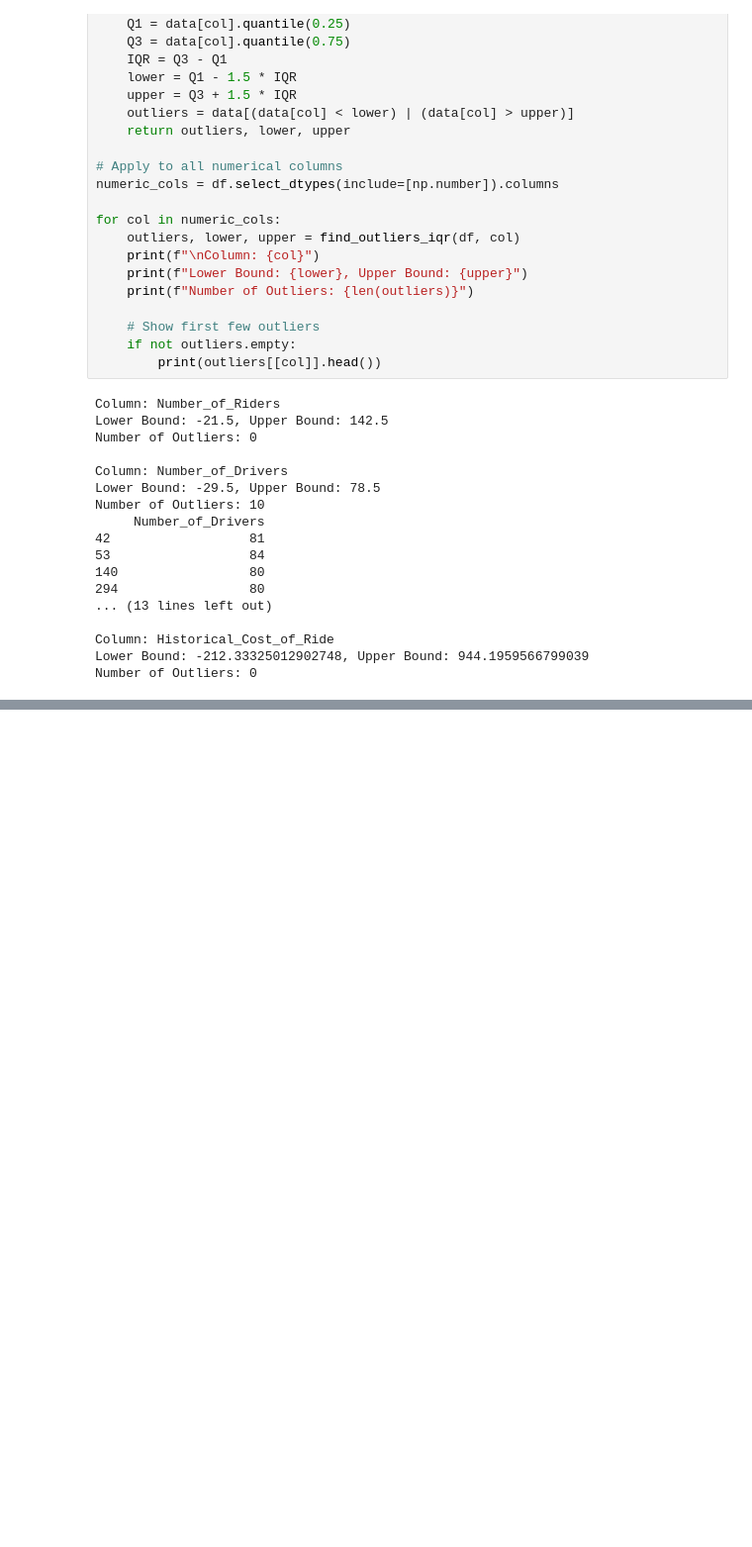
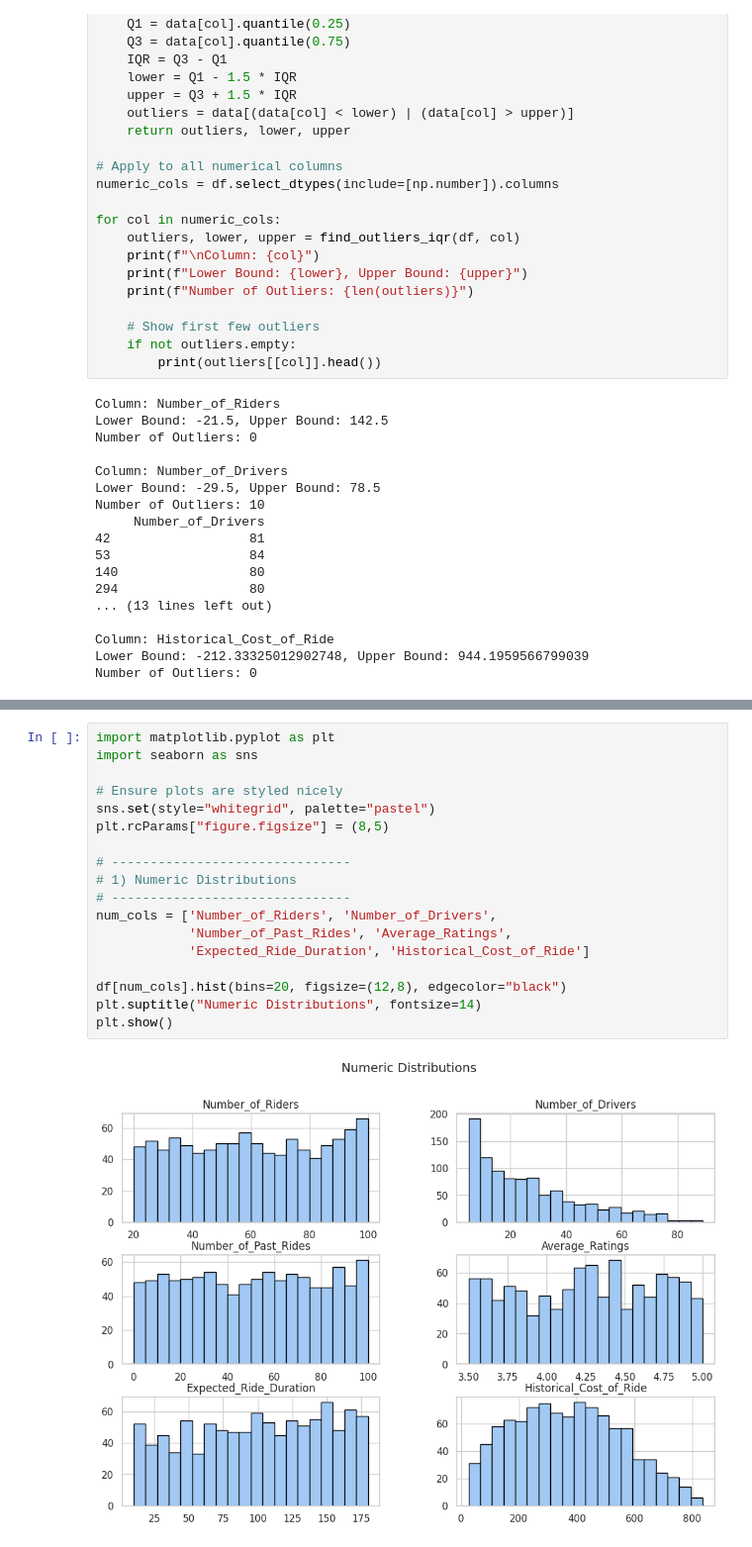
Before and after one commit to bvarshini28/AI-PriceOptima, a Jupyter notebook: AI_PriceOptima.ipynb, the cells around one changed output, grey strips where cells are left out. Shown at 99% size. Drawn from its saved outputs; the diff is of its cells as text; blank space fills up the shorter version.

```diff
--- a/AI_PriceOptima.ipynb
+++ b/AI_PriceOptima.ipynb
@@ -276,0 +393,20 @@ df.head()
+# %%
+import matplotlib.pyplot as plt
+import seaborn as sns
+
+# Ensure plots are styled nicely
+sns.set(style="whitegrid", palette="pastel")
+plt.rcParams["figure.figsize"] = (8,5)
+
+# -------------------------------
+# 1) Numeric Distributions
+# -------------------------------
+num_cols = ['Number_of_Riders', 'Number_of_Drivers',
+            'Number_of_Past_Rides', 'Average_Ratings',
+            'Expected_Ride_Duration', 'Historical_Cost_of_Ride']
+
+df[num_cols].hist(bins=20, figsize=(12,8), edgecolor="black")
+plt.suptitle("Numeric Distributions", fontsize=14)
+plt.show()
+# %% [output]
+[figure, added]
```
Also changed, not shown: parts of 15 cells of this notebook.
